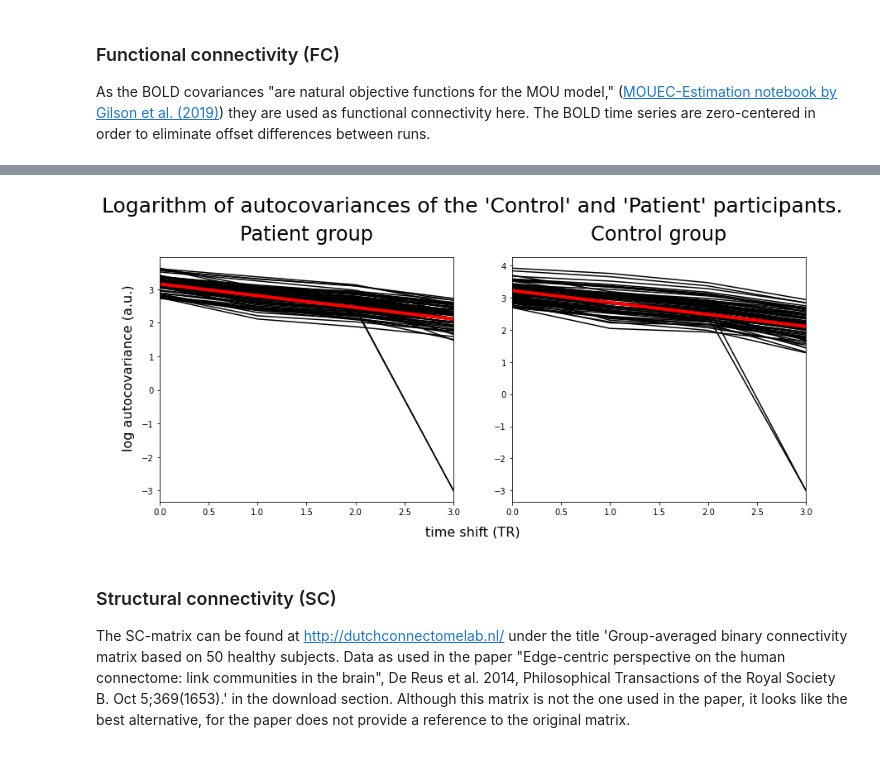
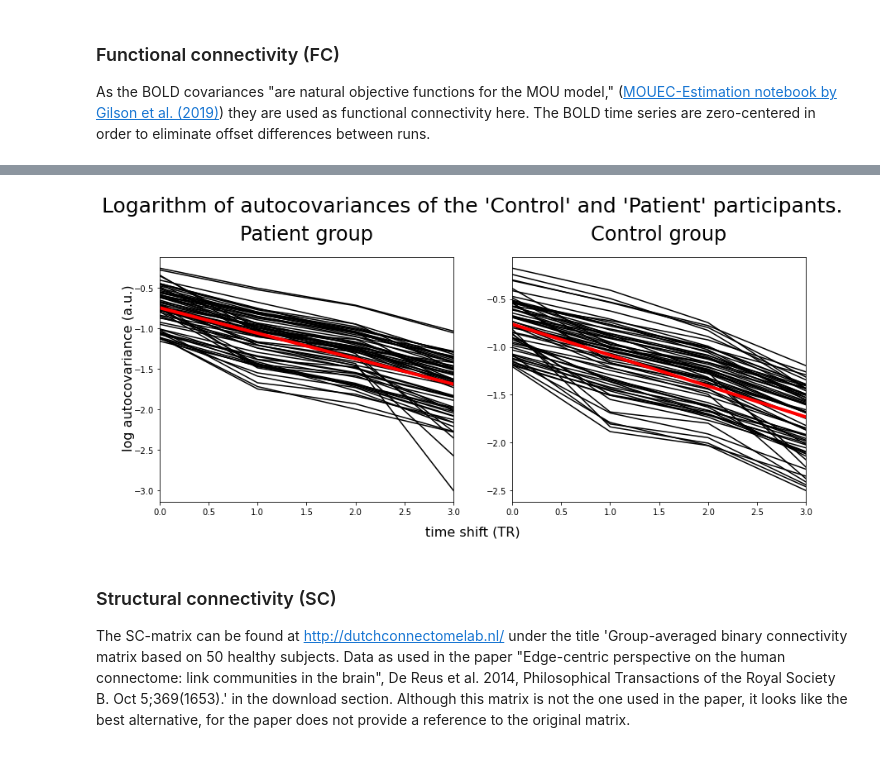
Before and after one commit to bjoernkoehn21/Reproduce-results-from-Senden-paper, a Jupyter notebook: schizophrenics_EC_analysis.ipynb, the cells around one changed output, grey strips where cells are left out. Saved outputs shown, nothing was run; the diff lists cells and outputs as text; code cells hidden in the pictures.

```diff
--- a/schizophrenics_EC_analysis.ipynb
+++ b/schizophrenics_EC_analysis.ipynb
@@ -226,7 +217,8 @@ Participants with complete data:
          69 control participants
 The order and names of ROIs is the some for both, EC mask and BOLD data: True
 # %%
+## Just some testing
 #with np.printoptions(threshold=np.inf):
 #    print(true_timeseries[1:16])
-n_runs=1
-np.squeeze(np.zeros([n_subjects, n_runs, n_rois, n_rois])).shape
+#n_runs=1
+#np.squeeze(np.zeros([n_subjects, n_runs, n_rois, n_rois])).shape
@@ -573,11 +544,28 @@ if multiple_runs_flag:
     plt.xlim((0, n_shifts-1))
     plt.show()
 else:
-    ac_patients = FC_patients_avg[:, :, :].diagonal(axis1=1, axis2=2)
+    if optimize_with_FC_version == 'FC_scaled_avg':
+        FC_patients = FC_patients_scaled_avg
+        FC_controls = FC_controls_scaled_avg
+    elif optimize_with_FC_version == 'FC_avg_scaled':
+        FC_patients = FC_patients_avg_scaled
+        FC_controls = FC_controls_avg_scaled
+    elif optimize_with_FC_version == 'FC_avg':
+        FC_patients = FC_patients_avg
+        FC_controls = FC_controls_avg
+    else:
+        print("!!!WARNING: Invalid Expression for the flag\
+        'optimize_with_scaled_FC'!!! Valid terms are\n\
+        'FC_patients_scaled_avg', 'FC_patients_avg_scaled',\
+        'FC_patients_avg' (default).")
+        FC_patients = FC_patients_avg
+        FC_controls = FC_controls_avg
+
+    ac_patients = FC_patients[:, :, :].diagonal(axis1=1, axis2=2)
     log_ac_patients = np.log10(np.maximum(ac_patients[:, :], pow(10, ylim)))
     v_tau_patient = np.arange(ac_patients.shape[0], dtype=np.float)
 
-    ac_controls = FC_controls_avg[:, :, :].diagonal(axis1=1, axis2=2)
+    ac_controls = FC_controls[:, :, :].diagonal(axis1=1, axis2=2)
     log_ac_controls = np.log10(np.maximum(ac_controls[:, :], pow(10, ylim)))
     v_tau_controls = np.arange(ac_controls.shape[0], dtype=np.float)
 
@@ -587,34 +575,34 @@ else:
                      + participant_type_labels[0] + "' and '"
                      + participant_type_labels[1]
                      + "' participants."), fontsize=suptitle_fontsize)
     fig.subplots_adjust(top=top_adjust)
     fig.text(0.5, 0.03, 'time shift (TR)',
              ha='center', fontsize=axis_lable_fontsize)
     fig.text(0.08, 0.5, 'log autocovariance (a.u.)', va='center',
              rotation='vertical', fontsize=axis_lable_fontsize)
     plt.subplot(121)
     plt.plot(range(n_shifts), log_ac_patients[:,:], '-k')
     lin_reg_patients = np.polyfit( np.repeat(v_tau_patient, n_rois),
                               log_ac_patients[:,:].reshape(-1), 1 )
     plt.plot(v_tau_patient, lin_reg_patients[0]*v_tau_patient
              + lin_reg_patients[1], '-r', linewidth=4)
     plt.title('Patient group', fontsize=title_fontsize, y=1.05)
     #plt.ylim((ylim, 0))
     plt.xlim((0, n_shifts-1))
 
     # Show the logarithm of the autocovariances for control subjects.
     plt.subplot(122)
     plt.plot(range(n_shifts), log_ac_controls[:,:], '-k')
     lin_reg_controls = np.polyfit(np.repeat(v_tau_controls, n_rois),
                                log_ac_controls[:,:].reshape(-1), 1 )
     plt.plot(v_tau_controls, lin_reg_controls[0]*v_tau_controls
              + lin_reg_controls[1], '-r', linewidth=4)
     plt.title('Control group', fontsize=title_fontsize, y=1.05)
     #plt.ylim((ylim, 0))
     plt.xlim((0, n_shifts-1))
     plt.show()
 # %% [output]
-[figure, old version]
+[figure, new version]
 # %% [markdown]
 ### Structural connectivity (SC)
 The SC-matrix can be found at http://dutchconnectomelab.nl/ under the title 'Group-averaged binary connectivity matrix based on 50 healthy subjects. Data as used in the paper "Edge-centric perspective on the human connectome: link communities in the brain", De Reus et al. 2014, Philosophical Transactions of the Royal Society B. Oct 5;369(1653).' in the download section. Although this matrix is not the one used in the paper, it looks like the best alternative, for the paper does not provide a reference to the original matrix.
```
Also changed, not shown: parts of 17 cells of this notebook, 1 other file.
